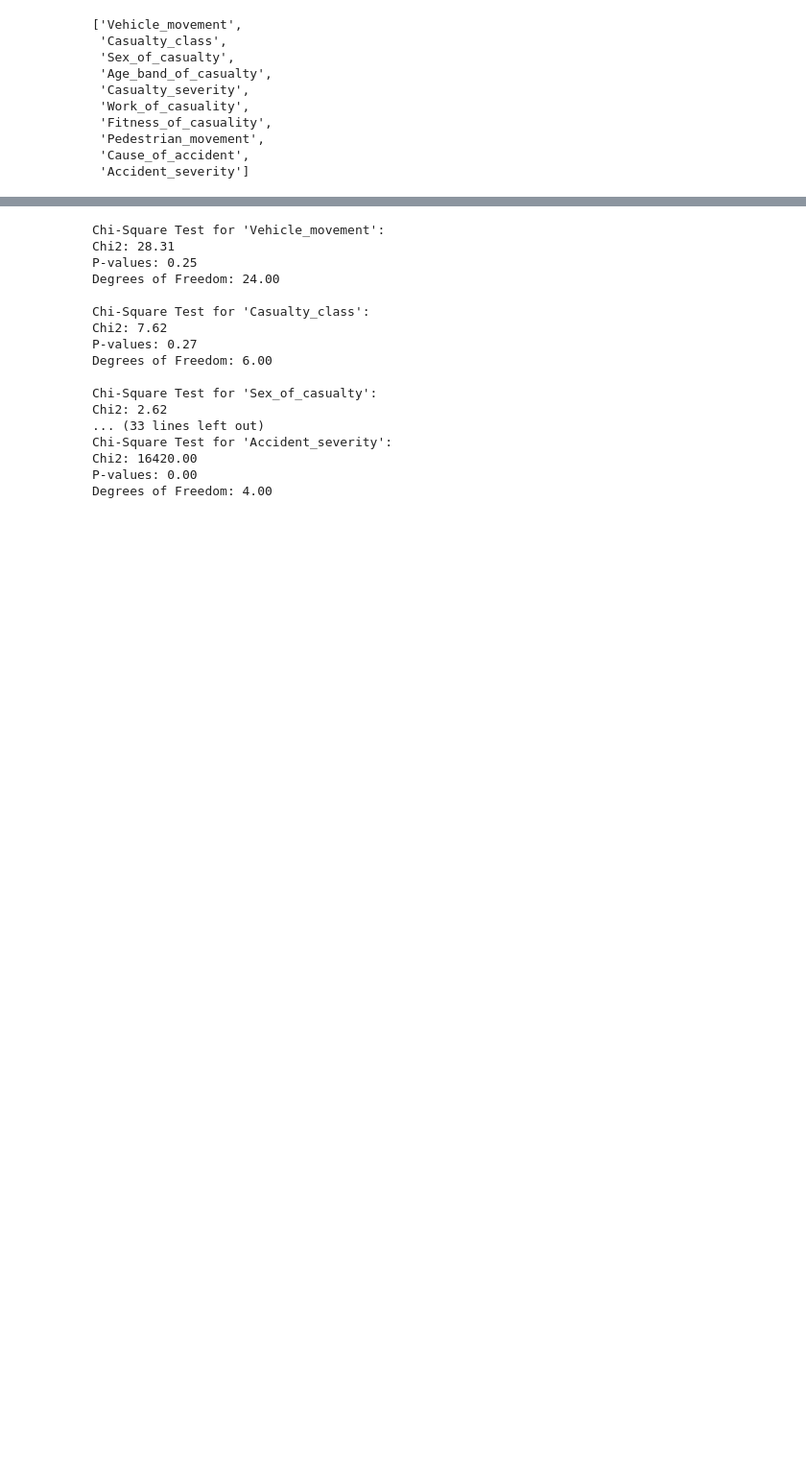
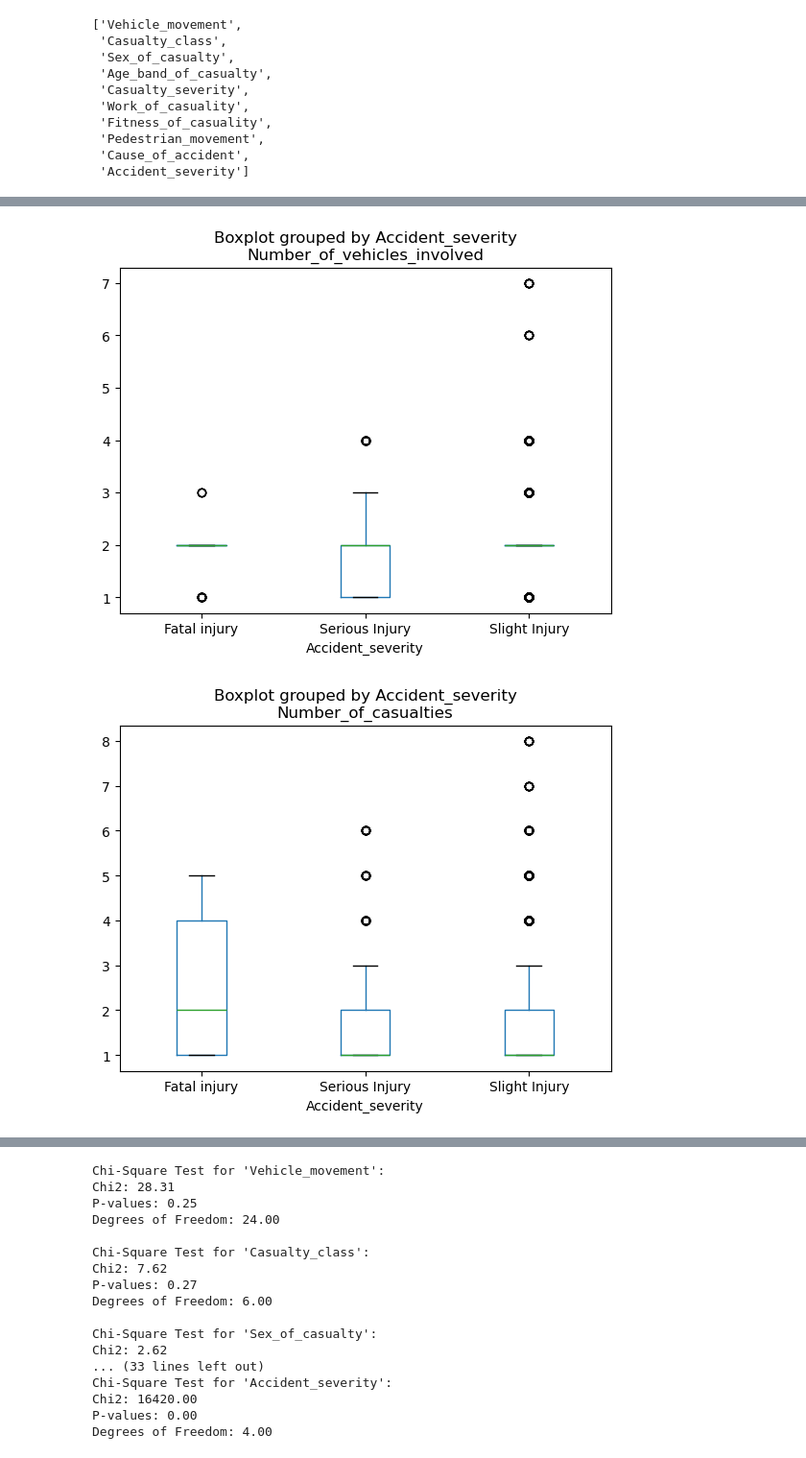
Before and after one commit to junclemente/ADS502-FinalProject, a Jupyter notebook: jun/eda.ipynb, the cells around one changed output, grey strips where cells are left out. Shown at 96% size. Drawn from its saved outputs; the diff is of its cells as text; code cells hidden in the pictures; blank space fills up the shorter version.

```diff
--- a/jun/eda.ipynb
+++ b/jun/eda.ipynb
@@ -351,0 +352,7 @@ for col in cat_feat:
+# %%
+for col in cont_feat:
+    df.boxplot(column=col, by="Accident_severity", grid=False)
+    plt.show()
+# %% [output]
+[figure, added]
+[figure, added]
```
Also changed, not shown: parts of 2 cells of this notebook.
